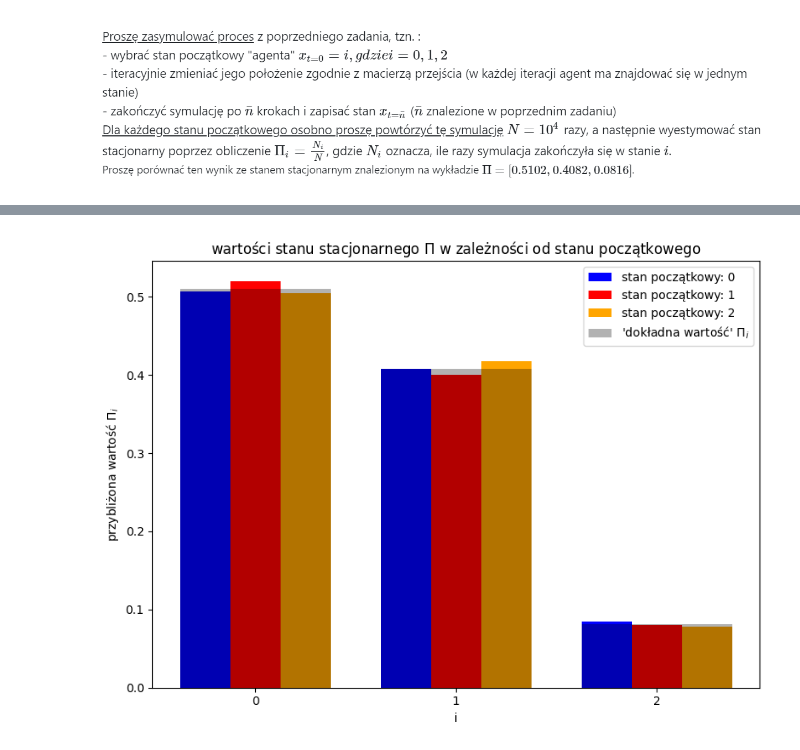
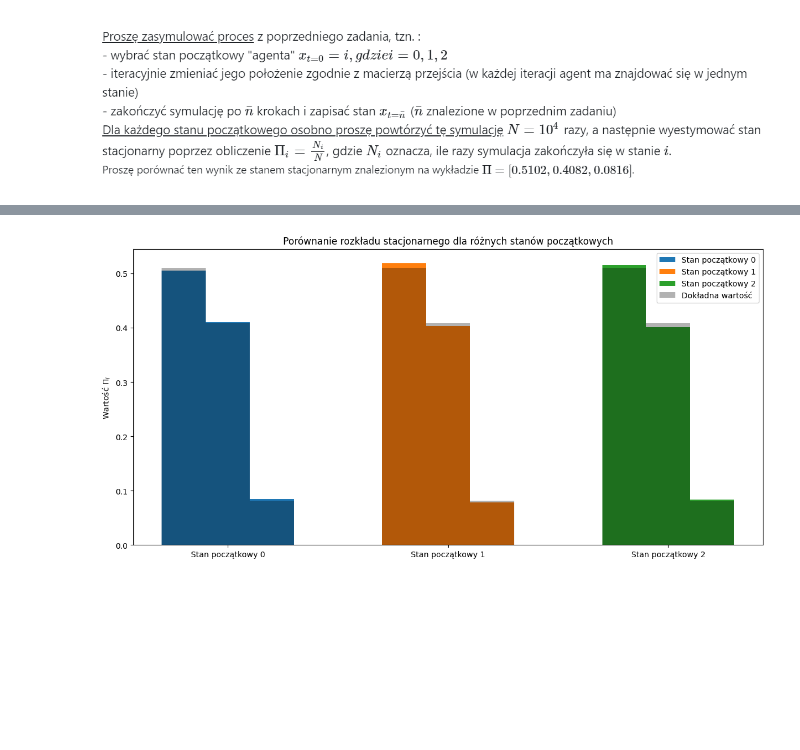
Before and after one commit to Blato122/MetodyStatystyczne-2024.25, a Jupyter notebook: markov_chains/ex9.ipynb, the cells around one changed output, grey strips where cells are left out. Drawn from its saved outputs; the diff is of its cells as text; code cells hidden in the pictures; blank space fills up the shorter version.

```diff
--- a/markov_chains/ex9.ipynb
+++ b/markov_chains/ex9.ipynb
@@ -49,20 +49,30 @@ print(stationary_state_estims)
-# %%
-plt.figure(figsize=(8,6))
-
-bar_width = 0.25
-colors = ["blue", "red", "orange"]
-for i, sse in enumerate(stationary_state_estims):
-    plt.bar(np.arange(NUM_STATES) + bar_width*(i-1), sse, width=bar_width, color=colors[i], label=f"stan początkowy: {i}")
-
-plt.xticks(range(NUM_STATES))
-
-# data from ex8.ipynb:
-plt.bar(range(NUM_STATES), [0.5102, 0.4082, 0.0816], alpha=0.3, width=3*bar_width,color='black', label=r"""'dokładna wartość' $\Pi_i$""")
-
-plt.title(r"""wartości stanu stacjonarnego $\Pi$ w zależności od stanu początkowego""")
-plt.xlabel("i")
-plt.ylabel(r'przybliżona wartość $\Pi_i$')
-plt.tight_layout()
-plt.legend();
-# %% [output]
-[figure, removed]
+# %%
+plt.figure(figsize=(12,6))
+
+bar_width = 0.2
+group_spacing = 0.4
+group_positions = np.arange(len(stationary_state_estims)) * (3*bar_width + group_spacing) # like offsets, starting with 0
+
+# plot each group (starting state)
+for i, sse in enumerate(stationary_state_estims):
+    # 3 bars for each starting state
+    x_positions = group_positions[i] + np.arange(3) * bar_width
+    plt.bar(x_positions, sse, width=bar_width, label=f"Stan początkowy {i}")
+
+    # exact values as black transparent bars
+    if i == len(stationary_state_estims)-1:  # only add to legend once
+        plt.bar(x_positions, [0.5102, 0.4082, 0.0816], width=bar_width,
+                color='black', alpha=0.3, label='Dokładna wartość')
+    else:
+        plt.bar(x_positions, [0.5102, 0.4082, 0.0816], width=bar_width,
+                color='black', alpha=0.3)
+
+group_centers = group_positions + bar_width
+plt.xticks(group_centers, [f'Stan początkowy {i}' for i in range(len(stationary_state_estims))])
+
+plt.title('Porównanie rozkładu stacjonarnego dla różnych stanów początkowych')
+plt.ylabel(r'Wartość $\Pi_i$')
+plt.legend()
+plt.tight_layout()
+# %% [output]
+[figure, added]
```
Also changed, not shown: parts of 1 cell of this notebook.
